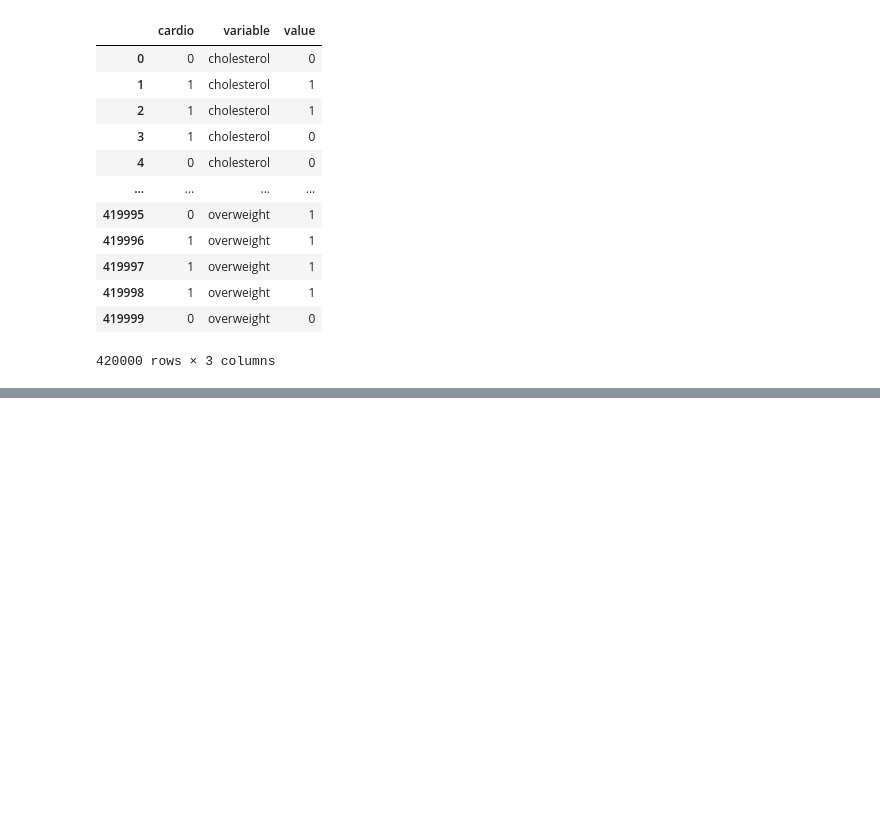
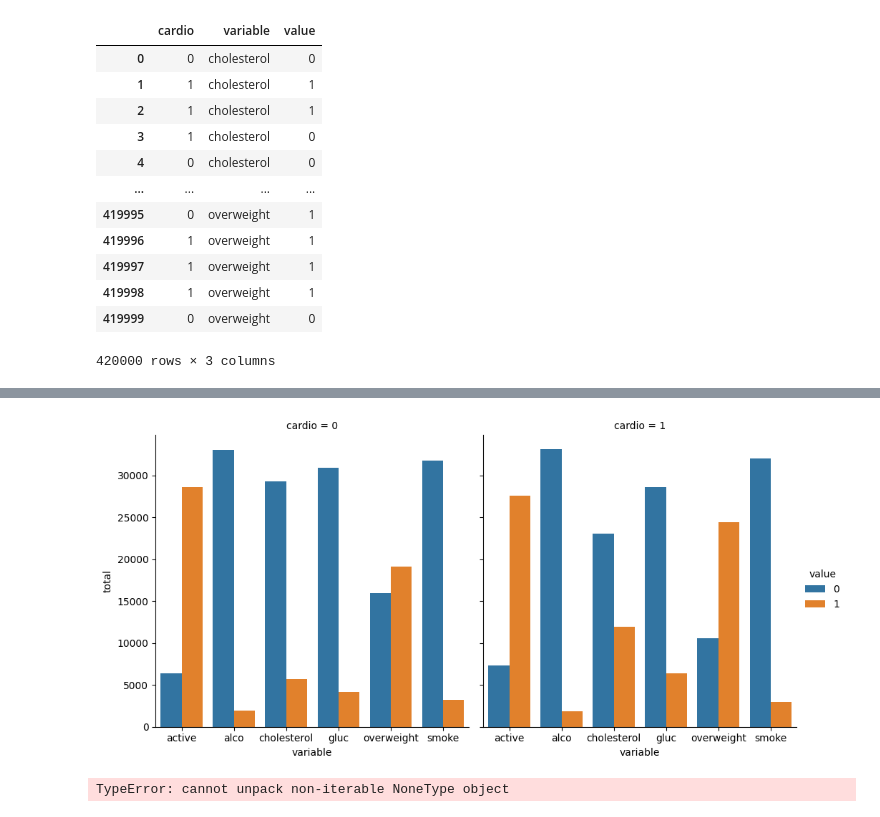
Before and after one commit to PeterAvgerinos/PyCerts, a Jupyter notebook: PyDataAn/projects/project3/Untitled.ipynb, the cells around one changed output, grey strips where cells are left out. Drawn from its saved outputs; the diff is of its cells as text; code cells hidden in the pictures; blank space fills up the shorter version.

```diff
--- a/PyDataAn/projects/project3/Untitled.ipynb
+++ b/PyDataAn/projects/project3/Untitled.ipynb
@@ -110,20 +110,20 @@ df_cat
 # %%
 # You will have to rename one of the columns for the catplot to work correctly.
-df_cat = None
+# df_cat = None
+# %%
+# Draw the catplot with 'sns.catplot()'
+
+
+
+# Get the figure for the output
+fig = sns.catplot(x = "variable", y="total", data=df_cat, hue="value", kind="bar",col="cardio").fig
+
+
+# Do not modify the next two lines
+fig.savefig('catplot.png')
+# %% [output]
+[figure, added]
 # %%
-# Draw the catplot with 'sns.catplot()'
-
-
-
-# Get the figure for the output
-fig = None
-
-
-# Do not modify the next two lines
-fig.savefig('catplot.png')
-
-
-
 # Draw Heat Map
 
 # Clean the data
@@ -146,3 +146,5 @@ fig, ax = None
 
 # Do not modify the next two lines
 fig.savefig('heatmap.png')
+# %% [output]
+TypeError: cannot unpack non-iterable NoneType object
```
Also changed, not shown: parts of 2 cells of this notebook, 2 other files.
